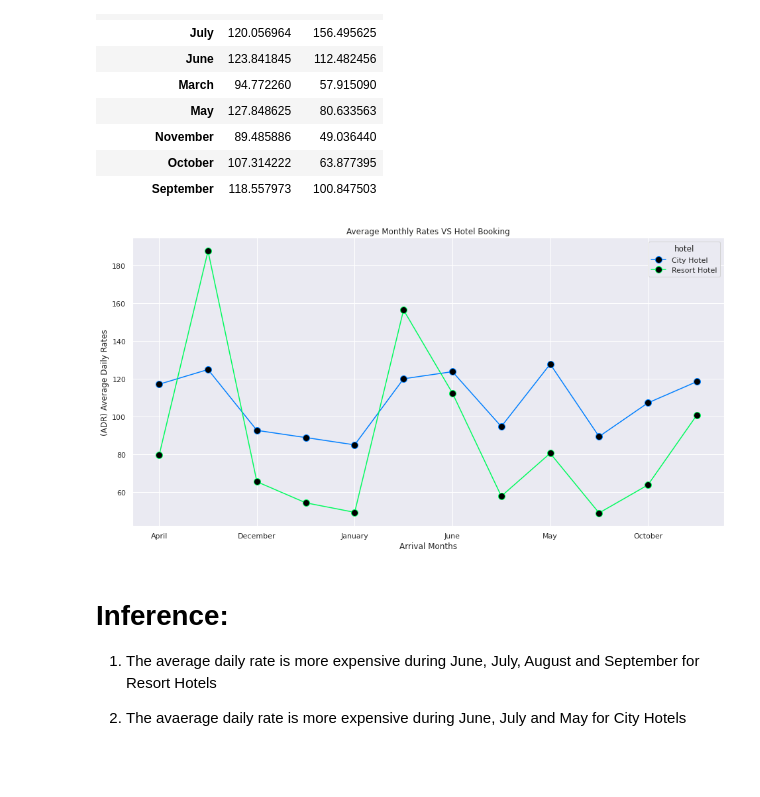
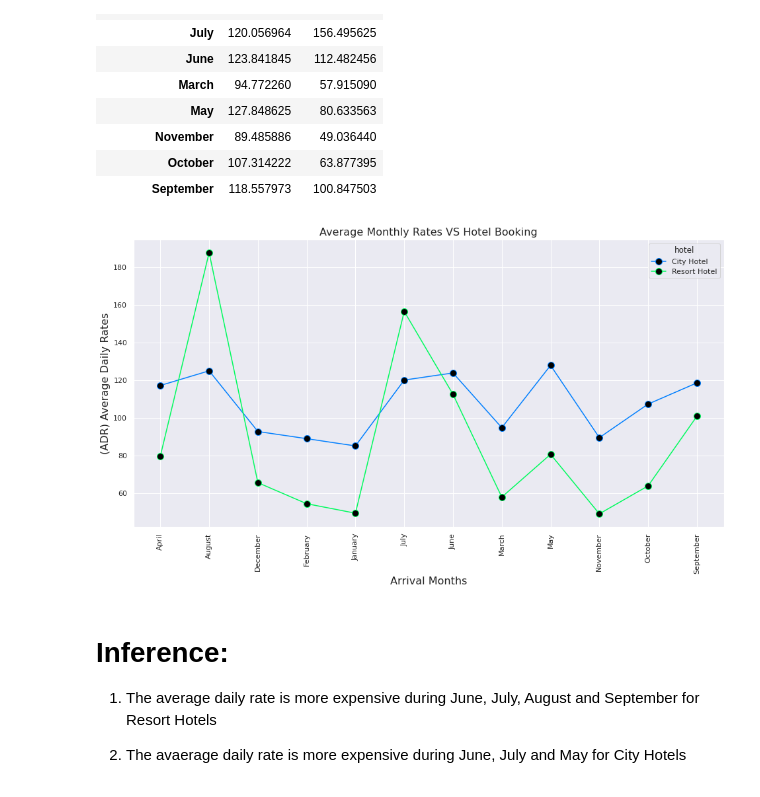
Before and after one commit to manojkb04/EDA_Hotel_Booking, a Jupyter notebook: Hotel_Booking_Analysis_Capstone_Project.ipynb, the cells around one changed output. Saved outputs shown, nothing was run; the diff lists cells and outputs as text; code cells hidden in the pictures; blank space fills up the shorter version.

```diff
--- a/Hotel_Booking_Analysis_Capstone_Project.ipynb
+++ b/Hotel_Booking_Analysis_Capstone_Project.ipynb
@@ -540,11 +558,0 @@ shape of the data_set: (86914, 30)
-# %%
-# By ploting heatmap using seaborn we can plot and using .corr() Which is use to find the pairwise correlation of all columns in the dataframe
-
-plt.figure(figsize = (26, 13))
-corr_data = data.corr()
-
-sns.set(font_scale = 2)
-
-sns.heatmap(corr_data, annot = True, cmap = 'gist_rainbow_r', annot_kws = {"size": 16})
-plt.title('Heatmap showing the correlation between various numeric columns')
-plt.show()
@@ -1062,15 +1116,21 @@ Booking occured as per daily average rate per month:
 # %%
 # Ploting the lineplot to visualize the average daily rate per month
 
 avg_rate_monthly_booking.plot(kind = 'line', figsize = (16, 8), marker = '.', markersize = 20, markerfacecolor = 'black')
 
-plt.title('Average Monthly Rates VS Hotel Booking')
-plt.xlabel('Arrival Months')
-plt.ylabel('(ADR) Average Daily Rates')
+plt.title('Average Monthly Rates VS Hotel Booking', fontsize=16)
+plt.xlabel('Arrival Months', fontsize=16)
+plt.ylabel('(ADR) Average Daily Rates', fontsize=16)
+
+xtick_locs = [0,1,2,3,4,5,6,7,8,9,10,11]
+
+values = list(avg_rate_monthly_booking.index)
+
+plt.xticks(xtick_locs, values, rotation = 90)
 
 plt.show()
 # %% [output]
-[figure, old version]
+[figure, new version]
 # %% [markdown]
 # Inference:
 1. The average daily rate is more expensive during June, July, August and September for Resort Hotels
```
Also changed, not shown: parts of 68 cells of this notebook.
